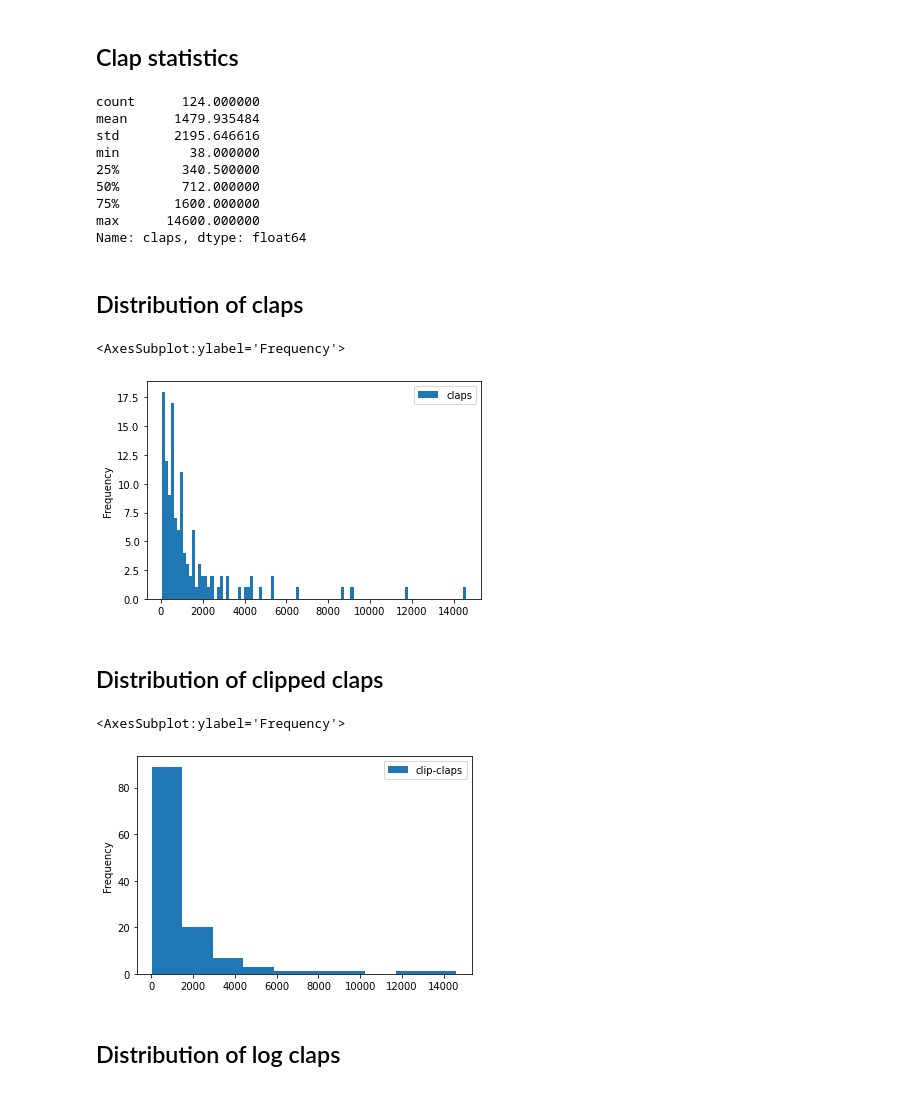
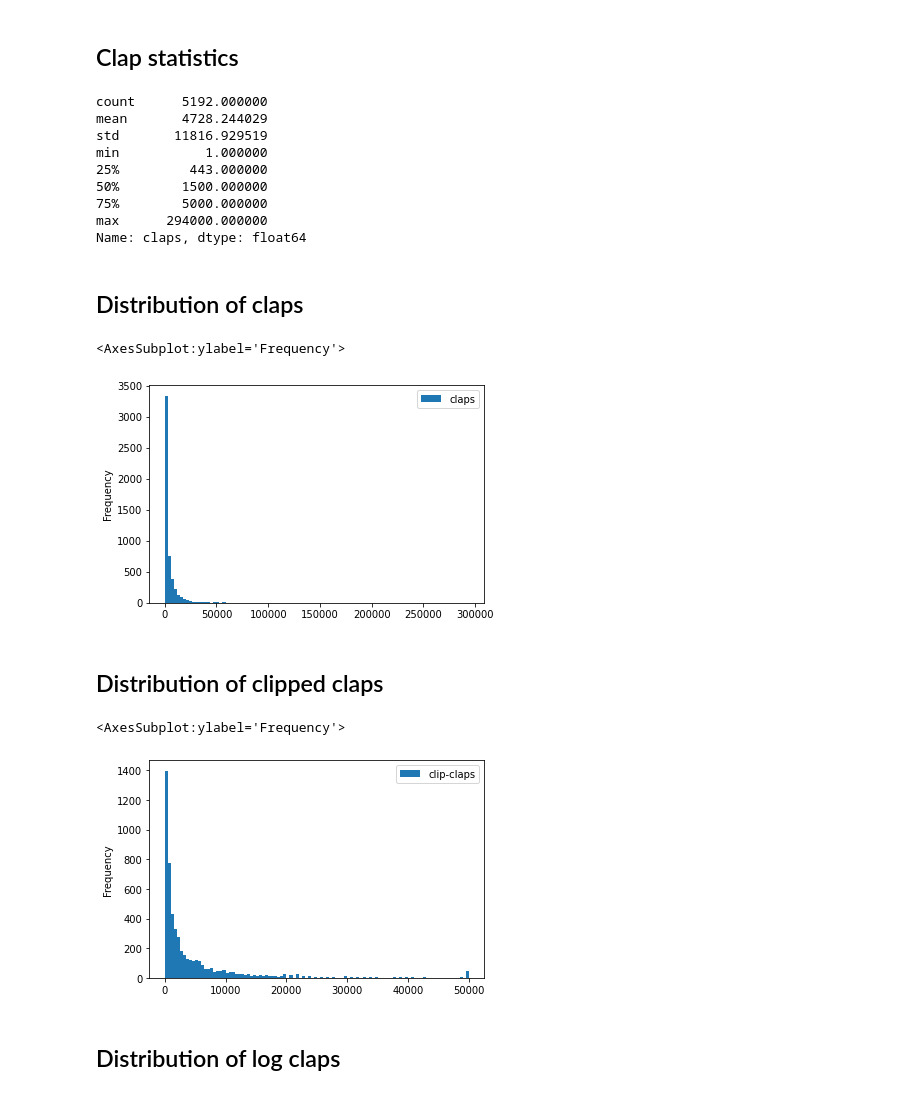
Before and after one commit to ADGEfficiency/hacking-medium-headlines, a Jupyter notebook: notebooks/eda.ipynb, the cells around one changed output. Saved outputs shown, nothing was run; the diff lists cells and outputs as text; code cells hidden in the pictures.

```diff
--- a/notebooks/eda.ipynb
+++ b/notebooks/eda.ipynb
@@ -1,6 +1,9 @@
 # %%
 from src.data import *
 
+import matplotlib.pyplot as plt
+
 dataset = process_raw_data(year_start=2017)
-dataset, binner = create_features(dataset)
+dataset, binner = create_features(dataset, clip_max=50000, n_bins=5)
+dataset.sort_values('claps', ascending=False)
 # %% [output]
@@ -64,14 +29,14 @@ dataset.sort_values('claps', ascending=False)
 # %%
 dataset['claps'].describe()
 # %% [output]
-count      124.000000
-mean      1479.935484
-std       2195.646616
-min         38.000000
-25%        340.500000
-50%        712.000000
-75%       1600.000000
-max      14600.000000
+count      5192.000000
+mean       4728.244029
+std       11816.929519
+min           1.000000
+25%         443.000000
+50%        1500.000000
+75%        5000.000000
+max      294000.000000
 Name: claps, dtype: float64
 # %% [markdown]
 ## Distribution of claps
@@ -79,14 +44,14 @@ Name: claps, dtype: float64
 dataset.plot(y='claps', kind='hist', bins=100)
 # %% [output]
 <AxesSubplot:ylabel='Frequency'>
-[figure, old version]
+[figure, new version]
 # %% [markdown]
 ## Distribution of clipped claps
 # %%
-dataset.plot(y='clip-claps', kind='hist')
+dataset.plot(y='clip-claps', kind='hist', bins=100)
 # %% [output]
 <AxesSubplot:ylabel='Frequency'>
-[figure, old version]
+[figure, new version]
 # %% [markdown]
 ## Distribution of log claps
 # %%
```
Also changed, not shown: parts of 18 cells of this notebook, 9 other files.
